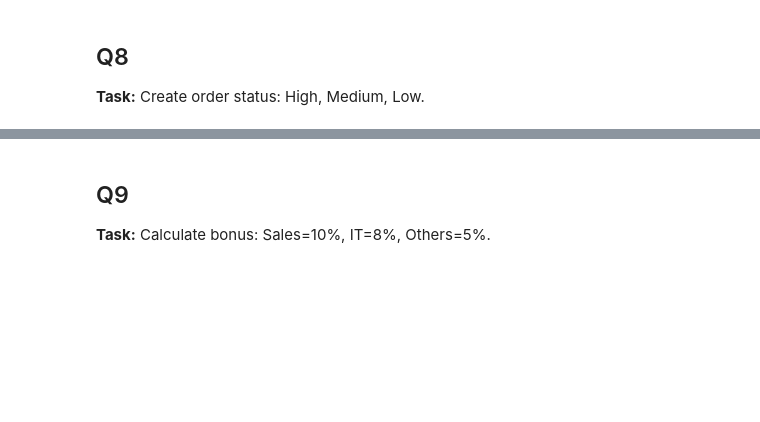
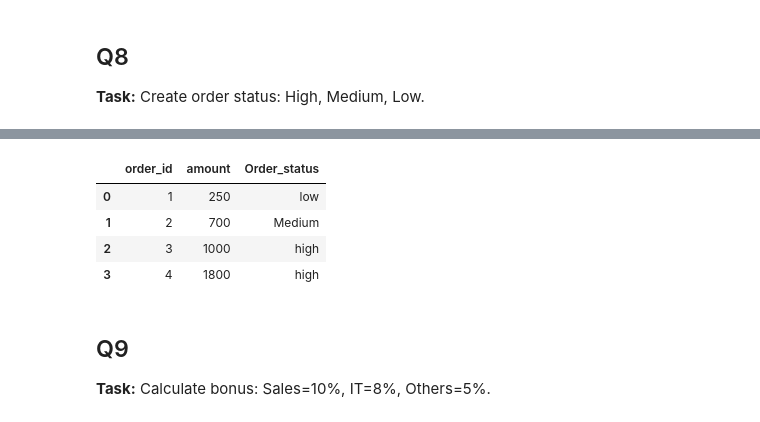
Before and after one commit to Daheemfarooqui/100daysof-sql, a Jupyter notebook: SQL_Practice_Day8_CASE_WHEN_Intermediate.ipynb, the cells around one changed output, grey strips where cells are left out. Drawn from its saved outputs; the diff is of its cells as text; code cells hidden in the pictures; blank space fills up the shorter version.

```diff
--- a/SQL_Practice_Day8_CASE_WHEN_Intermediate.ipynb
+++ b/SQL_Practice_Day8_CASE_WHEN_Intermediate.ipynb
@@ -184,5 +237,21 @@ df
 # %%
-# Write your SQL here
+sqldf("""
+select order_id , amount,
+case
+    when amount >=1000 then "high"
+    when amount >= 500 then "Medium"
+    else "low"
+end as "Order_status"
+from df
+
+
+""")
+# %% [output]
+|  | order_id | amount | Order_status |
+| 0 | 1 | 250 | low |
+| 1 | 2 | 700 | Medium |
+| 2 | 3 | 1000 | high |
+| 3 | 4 | 1800 | high |
 # %% [markdown]
 ## Q9
 
```
Also changed, not shown: parts of 9 cells of this notebook.
